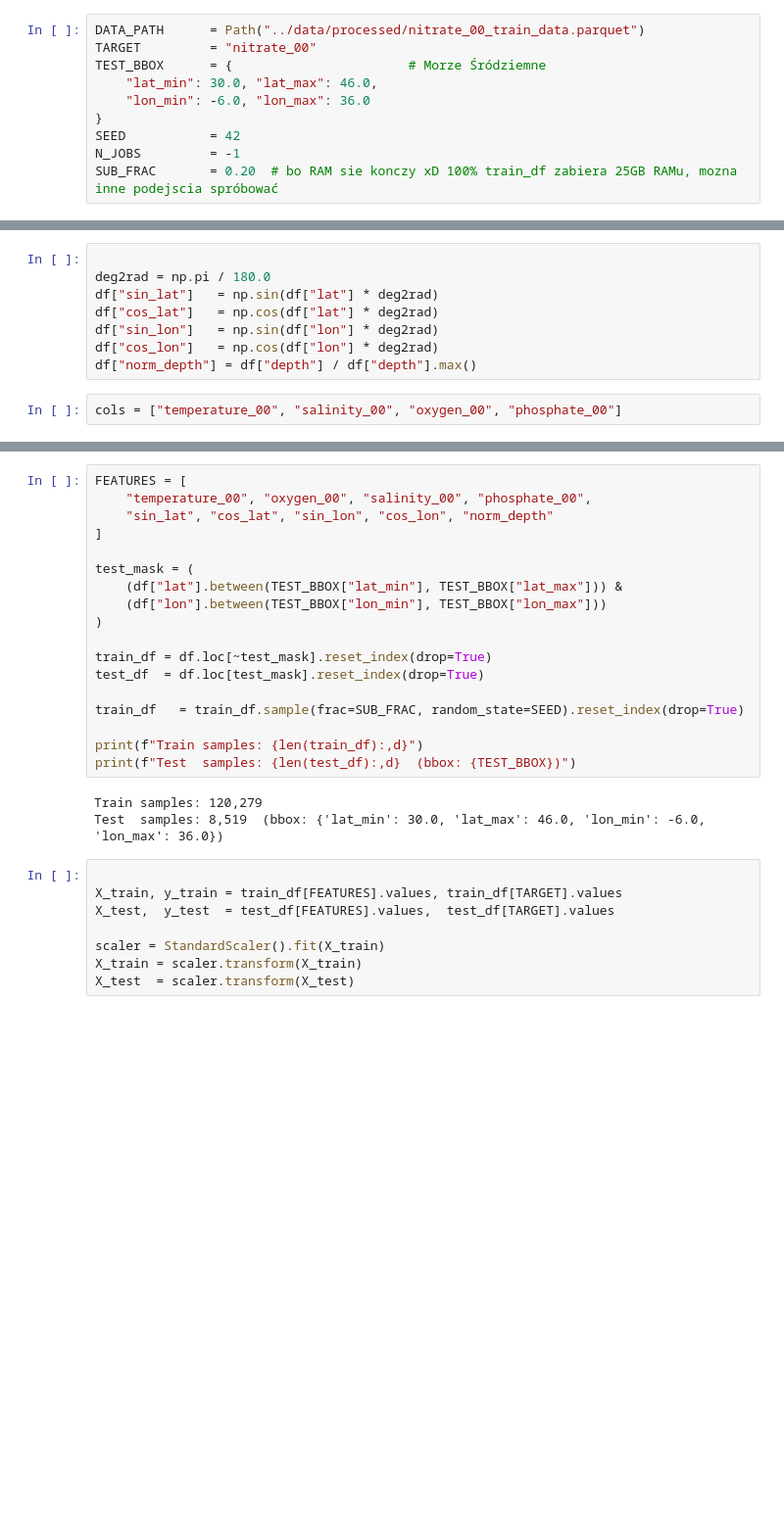
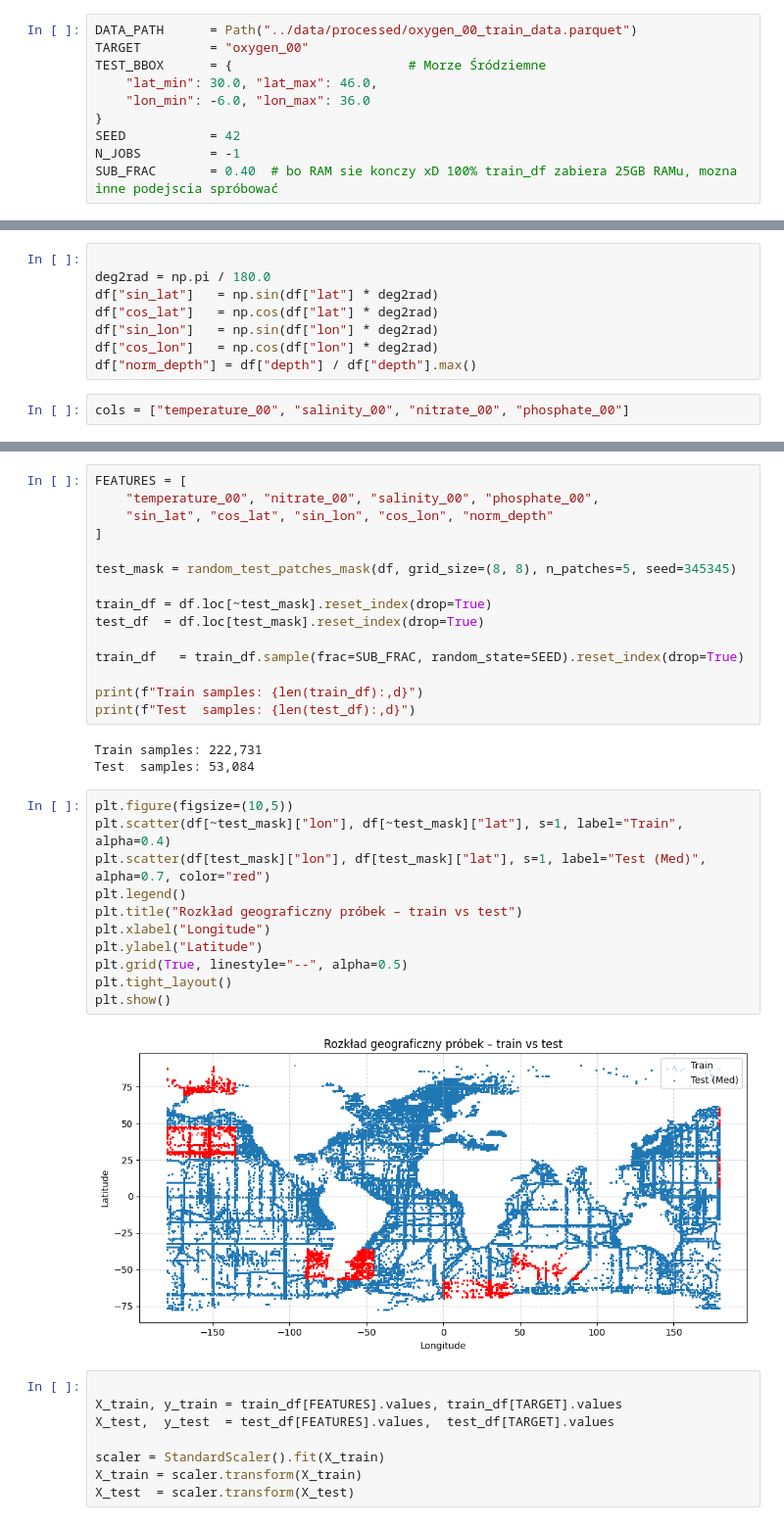
Before and after one commit to jkiczka/Geochemical_data_interpolation, a Jupyter notebook: notebooks/baseline_nitrate.ipynb, the cells around one changed output, grey strips where cells are left out. Shown at 98% size. Saved outputs shown, nothing was run; the diff lists cells and outputs as text; blank space fills up the shorter version.

Commit message:
Change test sampling

```diff
--- a/notebooks/baseline_nitrate.ipynb
+++ b/notebooks/baseline_nitrate.ipynb
@@ -13,13 +16,13 @@ from scipy.interpolate import griddata
 # %%
-DATA_PATH      = Path("../data/processed/nitrate_00_train_data.parquet")
-TARGET         = "nitrate_00"
+DATA_PATH      = Path("../data/processed/oxygen_00_train_data.parquet")
+TARGET         = "oxygen_00"
 TEST_BBOX      = {                       # Morze Śródziemne
     "lat_min": 30.0, "lat_max": 46.0,
     "lon_min": -6.0, "lon_max": 36.0
 }
 SEED           = 42
 N_JOBS         = -1
-SUB_FRAC       = 0.20  # bo RAM sie konczy xD 100% train_df zabiera 25GB RAMu, mozna inne podejscia spróbować
+SUB_FRAC       = 0.40  # bo RAM sie konczy xD 100% train_df zabiera 25GB RAMu, mozna inne podejscia spróbować
 # %%
 random.seed(SEED)
 np.random.seed(SEED)
@@ -34,7 +37,7 @@ df["sin_lon"]   = np.sin(df["lon"] * deg2rad)
 df["cos_lon"]   = np.cos(df["lon"] * deg2rad)
 df["norm_depth"] = df["depth"] / df["depth"].max()
 # %%
-cols = ["temperature_00", "salinity_00", "oxygen_00", "phosphate_00"]
+cols = ["temperature_00", "salinity_00", "nitrate_00", "phosphate_00"]
 # %%
 print(f"Data shape: {df.shape}")
 df = df.dropna(subset=cols).reset_index(drop=True)
@@ -44,14 +47,11 @@ Data shape: (703450, 13)
 Data shape after dropping NaNs: (609912, 13)
 # %%
 FEATURES = [
-    "temperature_00", "oxygen_00", "salinity_00", "phosphate_00",
+    "temperature_00", "nitrate_00", "salinity_00", "phosphate_00",
     "sin_lat", "cos_lat", "sin_lon", "cos_lon", "norm_depth"
 ]
 
-test_mask = (
-    (df["lat"].between(TEST_BBOX["lat_min"], TEST_BBOX["lat_max"])) &
-    (df["lon"].between(TEST_BBOX["lon_min"], TEST_BBOX["lon_max"]))
-)
+test_mask = random_test_patches_mask(df, grid_size=(8, 8), n_patches=5, seed=345345)
 
 train_df = df.loc[~test_mask].reset_index(drop=True)
 test_df  = df.loc[test_mask].reset_index(drop=True)
@@ -59,10 +59,23 @@ test_df  = df.loc[test_mask].reset_index(drop=True)
 train_df   = train_df.sample(frac=SUB_FRAC, random_state=SEED).reset_index(drop=True)
 
 print(f"Train samples: {len(train_df):,d}")
-print(f"Test  samples: {len(test_df):,d}  (bbox: {TEST_BBOX})")
+print(f"Test  samples: {len(test_df):,d}")
 # %% [output]
-Train samples: 120,279
-Test  samples: 8,519  (bbox: {'lat_min': 30.0, 'lat_max': 46.0, 'lon_min': -6.0, 'lon_max': 36.0})
+Train samples: 222,731
+Test  samples: 53,084
+# %%
+plt.figure(figsize=(10,5))
+plt.scatter(df[~test_mask]["lon"], df[~test_mask]["lat"], s=1, label="Train", alpha=0.4)
+plt.scatter(df[test_mask]["lon"], df[test_mask]["lat"], s=1, label="Test (Med)", alpha=0.7, color="red")
+plt.legend()
+plt.title("Rozkład geograficzny próbek – train vs test")
+plt.xlabel("Longitude")
+plt.ylabel("Latitude")
+plt.grid(True, linestyle="--", alpha=0.5)
+plt.tight_layout()
+plt.show()
+# %% [output]
+[figure, added]
 # %%
 
 X_train, y_train = train_df[FEATURES].values, train_df[TARGET].values
```
Also changed, not shown: parts of 7 cells of this notebook, 6 other files.
